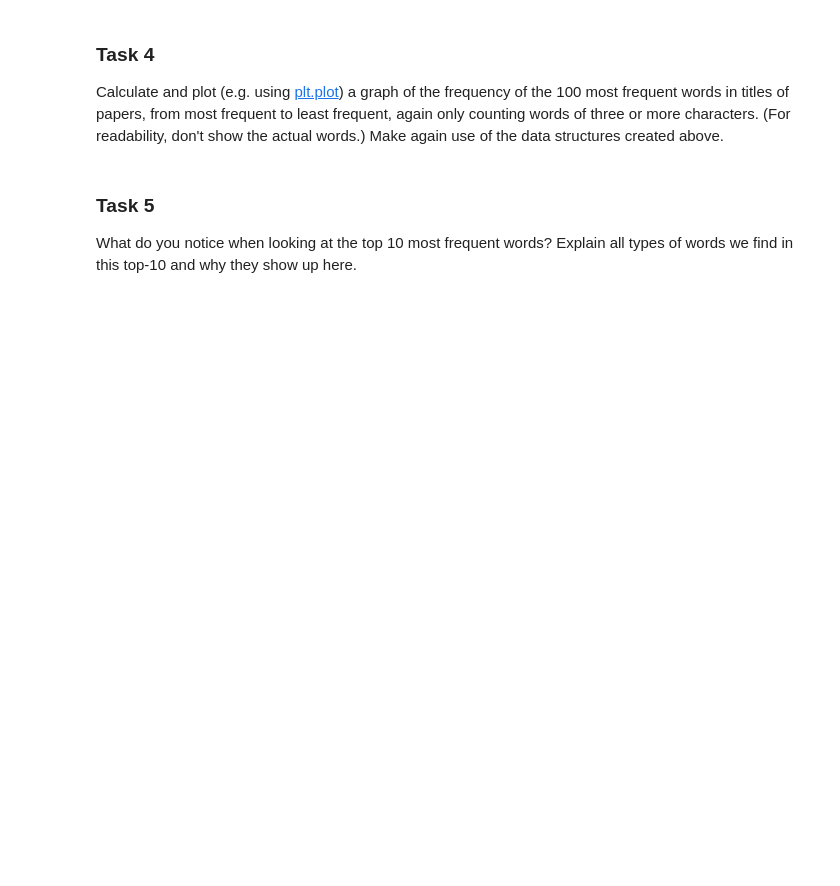
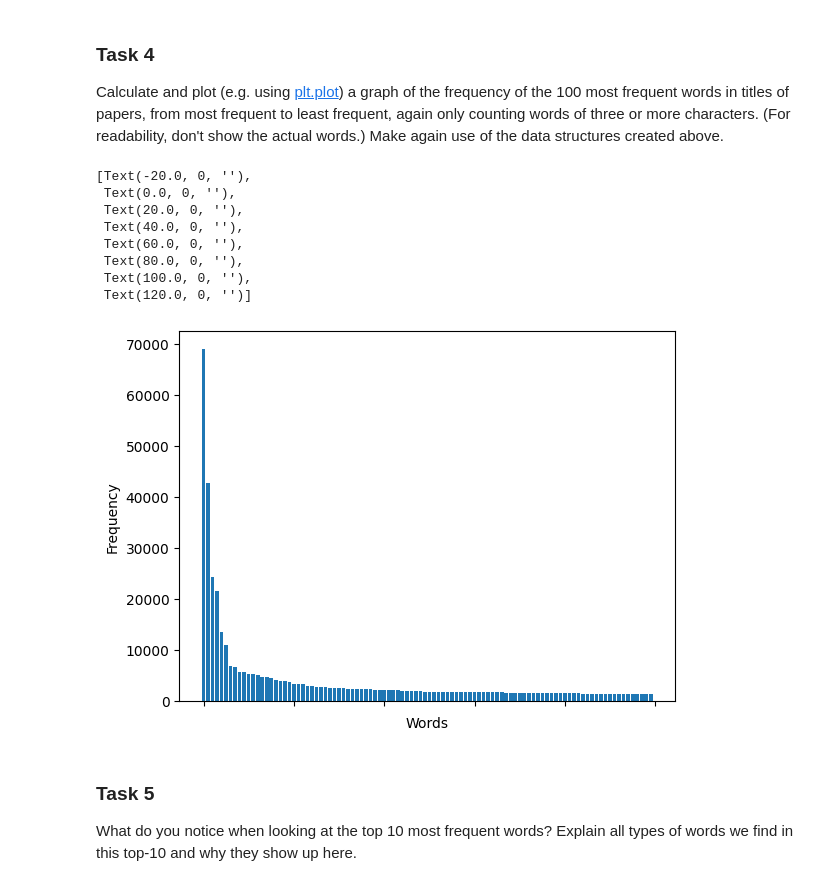
Before and after one commit to Copy-Kat/IR2023, a Jupyter notebook: 01_inspecting.ipynb, the cells around one changed output. Cells and saved outputs as stored; diff of their text form; code cells hidden in the pictures; blank space fills up the shorter version.

```diff
--- a/01_inspecting.ipynb
+++ b/01_inspecting.ipynb
@@ -198,3 +197,11 @@ plt.ylabel('number of Authors');
 ### Task 3
 
 Print out the top 10 most often occurring words in the papers' titles together with their frequency, in descending order with respect to the frequency. Filter out words that are only one or two characters long, like `a` or `of`, to only show words that have three or more characters. Use the data structures created above (in the sections before the tasks).
+# %%
+word_count = defaultdict(int)
+for w in [word.lower() for paper in Summaries.values() for word in paper.title.split(' ') if len(word) > 2]:
+    word_count[w] += 1
+word_count = sorted(word_count.items(), key=lambda kv: kv[1], reverse=True)
+for idx, k in enumerate(word_count):
+    if idx == 10: break
+    print(f"Word: '{k[0]}' - Frequency: {k[1]}")
@@ -202,6 +220,26 @@ Print out the top 10 most often occurring words in the papers' titles together w
 ### Task 4
 
 Calculate and plot (e.g. using [plt.plot](http://matplotlib.org/api/pyplot_api.html#matplotlib.pyplot.plot)) a graph of the frequency of the 100 most frequent words in titles of papers, from most frequent to least frequent, again only counting words of three or more characters. (For readability, don't show the actual words.) Make again use of the data structures created above.
+# %%
+word_count4 = [k[1] for idx, k in enumerate(word_count) if idx < 100]
+
+fig,ax = plt.subplots(1)
+
+ax.bar(height=word_count4, x=range(100))
+ax.set_ylabel('Frequency')
+ax.set_xlabel('Words')
+
+ax.set_xticklabels([])
+# %% [output]
+[Text(-20.0, 0, ''),
+ Text(0.0, 0, ''),
+ Text(20.0, 0, ''),
+ Text(40.0, 0, ''),
+ Text(60.0, 0, ''),
+ Text(80.0, 0, ''),
+ Text(100.0, 0, ''),
+ Text(120.0, 0, '')]
+[figure, added]
 # %% [markdown]
 ### Task 5
 
```
Also changed, not shown: parts of 4 cells of this notebook.
